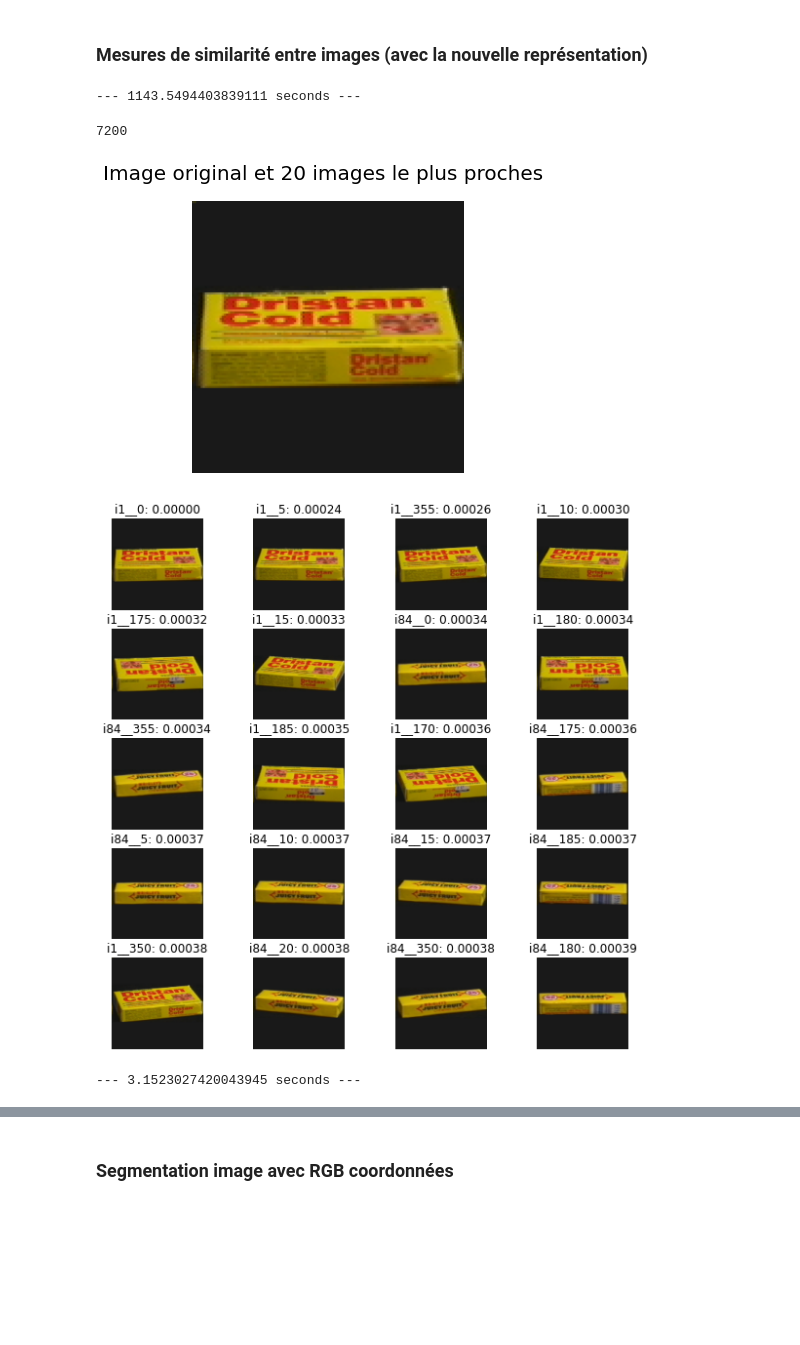
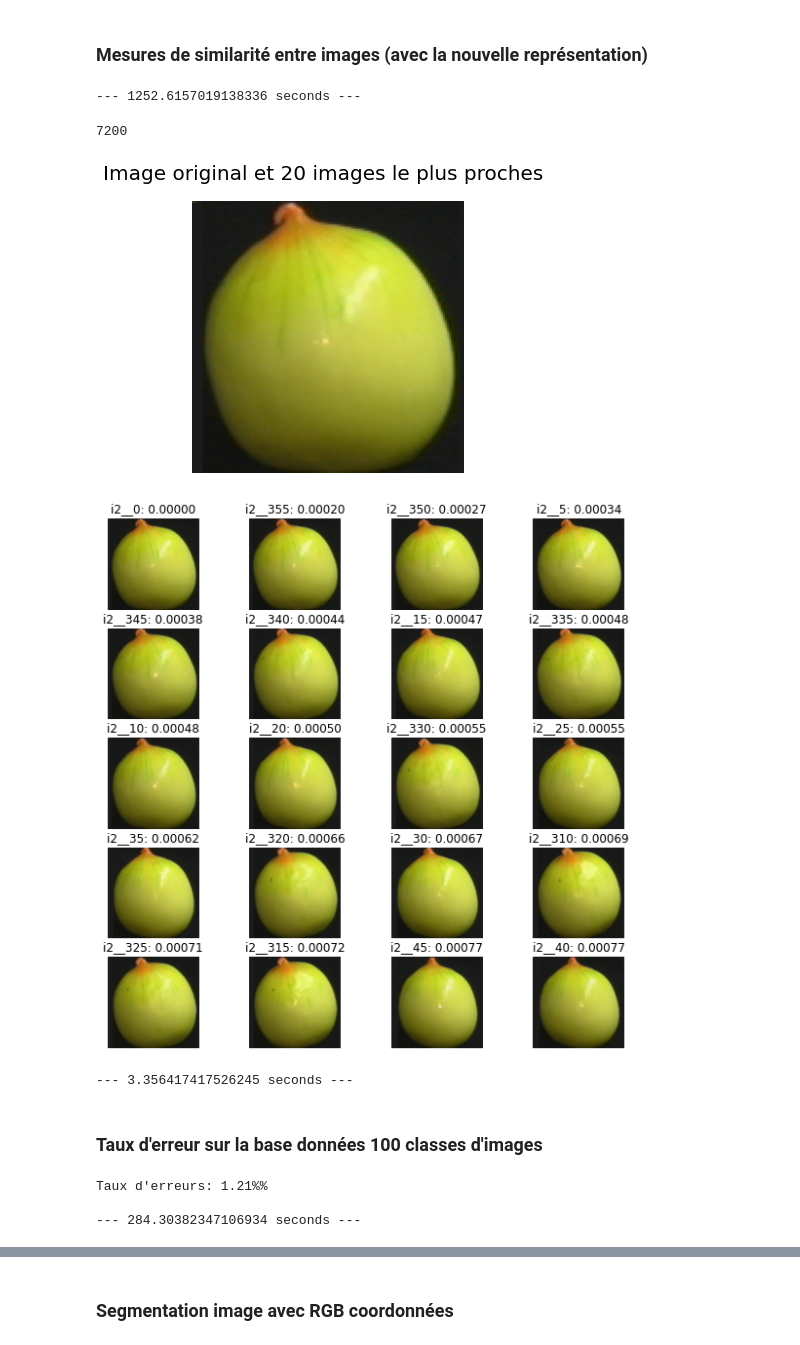
Before and after one commit to thiphan94/TER-Project-2022, a Jupyter notebook: Ter.ipynb, the cells around one changed output, grey strips where cells are left out. Drawn from its saved outputs; the diff is of its cells as text; code cells hidden in the pictures; blank space fills up the shorter version.

```diff
--- a/Ter.ipynb
+++ b/Ter.ipynb
@@ -70,8 +71,8 @@ def normalization_array(new_shape):
     normalized = [[[0 for k in range(3)] for j in range(new_shape.shape[1])] for i in range(new_shape.shape[0])]
     for i in range(len(new_shape)):
         for j in range(len(new_shape[i])):
-            normalized[i][j][0] = int(math.floor(((new_shape[i][j][0] + 255) / 510)*8))
+            normalized[i][j][0] = int(math.floor(((new_shape[i][j][0] + 255) / 510)*16))
             normalized[i][j][1] = int(math.floor(((new_shape[i][j][1] + 255) / 510)*16))
-            normalized[i][j][2] = int(math.floor(((new_shape[i][j][2] + 255) / 510)*16))
+            normalized[i][j][2] = int(math.floor(((new_shape[i][j][2] + 255) / 510)*8))
     normalized = np.array(normalized)
     return normalized
@@ -172,7 +132,7 @@ start_time = time.time()
 results_version1 = {}
 # results_version1loop over the index
 for (k, hist) in index_version1.items():
-    d = grayscale_distance(index_version1["i1__0"], hist)
+    d = grayscale_distance(index_version1["i25__0"], hist)
     results_version1[k] = d
 
 results_version1 = sorted([(v, k) for (k, v) in results_version1.items()])
@@ -180,7 +140,7 @@ results_version1 = sorted([(v, k) for (k, v) in results_version1.items()])
 fig=plt.figure(figsize=(5,5))
 fig.suptitle("Image original et 20 images le plus proches",fontsize = 20)
 ax = fig.add_subplot(1, 1, 1)
-ax.imshow(cv2.cvtColor(images_version1["i1__0"],cv2.COLOR_GRAY2RGB))
+ax.imshow(cv2.cvtColor(images_version1["i25__0"],cv2.COLOR_GRAY2RGB))
 plt.axis("off")
 
 fig2=plt.figure(figsize=(10,10))
@@ -200,0 +163,21 @@ print("--- %s seconds ---" % (time.time() - start_time))
+# %%
+start_time = time.time()
+list_correct = []
+for elt in range(1,101):
+    cpt = 0
+
+    results_version1 = {}
+    for (k, hist) in index_version1.items():
+        name_image = "i"+ str(elt)+ "__0"
+        d = grayscale_distance(index_version1[name_image], hist)
+        results_version1[k] = d
+
+    results_version1 = sorted([(v, k) for (k, v) in results_version1.items()])
+    new = results_version1[0:20]
+    for (i, (v, k)) in enumerate(new):
+        name = "i"+ str(elt)
+        if k.rpartition('__')[0] != name:
+            cpt +=1
+    list_correct.append(cpt)
+print(f"Taux d'erreurs: {sum(list_correct)/100}%% \n")
+print("--- %s seconds ---" % (time.time() - start_time))
@@ -218,8 +222,8 @@ for i in range(1,101):
 
 
         normalized = normalized.astype(np.uint8)
-        hist = cv2.calcHist([normalized], [0, 1, 2], None, [8, 16,16],
-            [0, 8, 0, 16, 0, 16])
+        hist = cv2.calcHist([normalized], [0, 1, 2], None, [16, 16,8],
+            [0, 16, 0, 16, 0, 8])
 
         hist = cv2.normalize(hist, hist).flatten()
 
@@ -227,7 +231,7 @@ for i in range(1,101):
 
 print("--- %s seconds ---" % (time.time() - start_time))
 # %% [output]
---- 1143.5494403839111 seconds ---
+--- 1252.6157019138336 seconds ---
 # %%
 print(len(images))
 # %% [output]
@@ -239,32 +243,59 @@ def image_distance(histA, histB,):
 # %%
 start_time = time.time()
 results = {}
 # loop over the index
 for (k, hist) in index.items():
-    d = image_distance(index["i1__0"], hist)
+    d = image_distance(index["i2__0"], hist)
     results[k] = d
 
 results = sorted([(v, k) for (k, v) in results.items()])
 
 fig=plt.figure(figsize=(5,5))
 fig.suptitle("Image original et 20 images le plus proches",fontsize = 20)
 ax = fig.add_subplot(1, 1, 1)
-ax.imshow(images["i1__0"])
+ax.imshow(images["i2__0"])
 plt.axis("off")
 
 fig2=plt.figure(figsize=(10,10))
 
 new = results[0:20]
 for (i, (v, k)) in enumerate(new):
     ax = fig2.add_subplot(5, 4, i + 1)
     ax.set_title("%s: %.5f" % (k, v))
     plt.imshow(images[k])
     plt.axis("off")
 
 plt.show()
 
 print("--- %s seconds ---" % (time.time() - start_time))
 # %% [output]
-[figure, old version]
+[figure, new version]
-[figure, old version]
+[figure, new version]
---- 3.1523027420043945 seconds ---
+--- 3.356417417526245 seconds ---
+# %% [markdown]
+### Taux d'erreur sur la base données 100 classes d'images
+# %%
+start_time = time.time()
+newlist_correct = []
+for elt in range(1,101):
+    cpt = 0
+
+    results = {}
+    for (k, hist) in index.items():
+        name_image = "i"+ str(elt)+ "__0"
+        d = grayscale_distance(index[name_image], hist)
+        results[k] = d
+
+    results = sorted([(v, k) for (k, v) in results.items()])
+    new = results[0:20]
+    for (i, (v, k)) in enumerate(new):
+        name = "i"+ str(elt)
+        if k.rpartition('__')[0] != name:
+            cpt +=1
+    newlist_correct.append(cpt)
+print(f"Taux d'erreurs: {sum(newlist_correct)/100}%% \n")
+print("--- %s seconds ---" % (time.time() - start_time))
+# %% [output]
+Taux d'erreurs: 1.21%%
+
+--- 284.30382347106934 seconds ---
```
Also changed, not shown: parts of 61 cells of this notebook.
